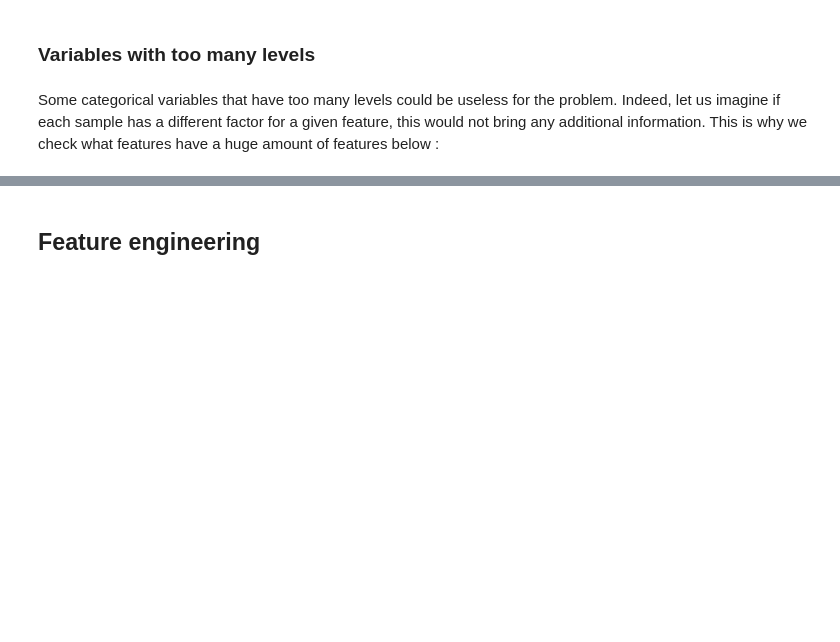
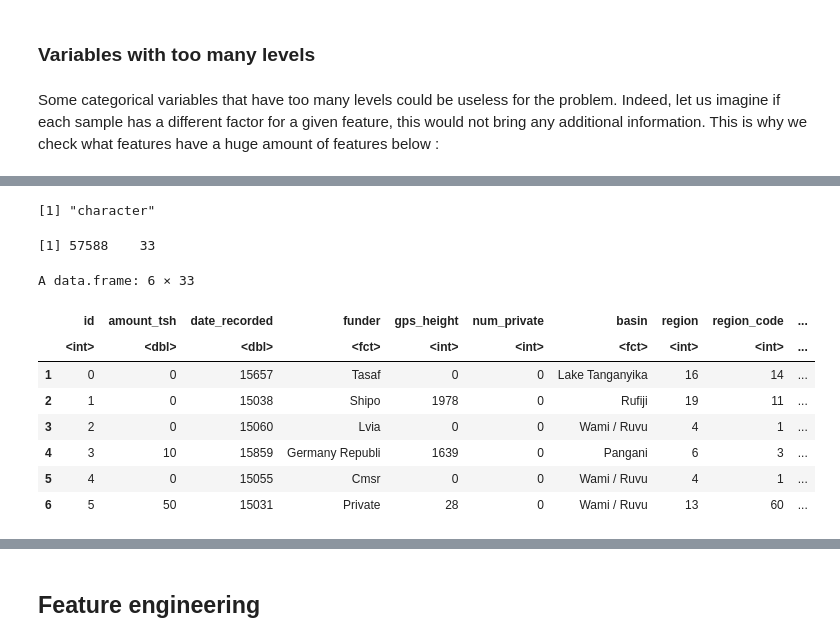
Before and after one commit to miromatagne/Driven-Data-Competition, a Jupyter notebook: ReportTemplate.ipynb, the cells around one changed output, grey strips where cells are left out. Cells and saved outputs as stored; diff of their text form; code cells hidden in the pictures; blank space fills up the shorter version.

```diff
--- a/ReportTemplate.ipynb
+++ b/ReportTemplate.ipynb
@@ -286,0 +287,17 @@ dummies-1.5.6 provided by Decision Patterns
+# %%
+typeof(problematic_features)
+data <- subset(data,select=-which(names(data) %in% problematic_features))
+dim(data)
+head(data)
+# %% [output]
+[1] "character"
+[1] 57588    33
+A data.frame: 6 × 33
+|  | id | amount_tsh | date_recorded | funder | gps_height | num_private | basin | region | region_code | ... |
+|  | <int> | <dbl> | <dbl> | <fct> | <int> | <int> | <fct> | <int> | <int> | ... |
+| 1 | 0 | 0 | 15657 | Tasaf | 0 | 0 | Lake Tanganyika | 16 | 14 | ... |
+| 2 | 1 | 0 | 15038 | Shipo | 1978 | 0 | Rufiji | 19 | 11 | ... |
+| 3 | 2 | 0 | 15060 | Lvia | 0 | 0 | Wami / Ruvu | 4 | 1 | ... |
+| 4 | 3 | 10 | 15859 | Germany Republi | 1639 | 0 | Pangani | 6 | 3 | ... |
+| 5 | 4 | 0 | 15055 | Cmsr | 0 | 0 | Wami / Ruvu | 4 | 1 | ... |
+| 6 | 5 | 50 | 15031 | Private | 28 | 0 | Wami / Ruvu | 13 | 60 | ... |
```
Also changed, not shown: parts of 20 cells of this notebook.
